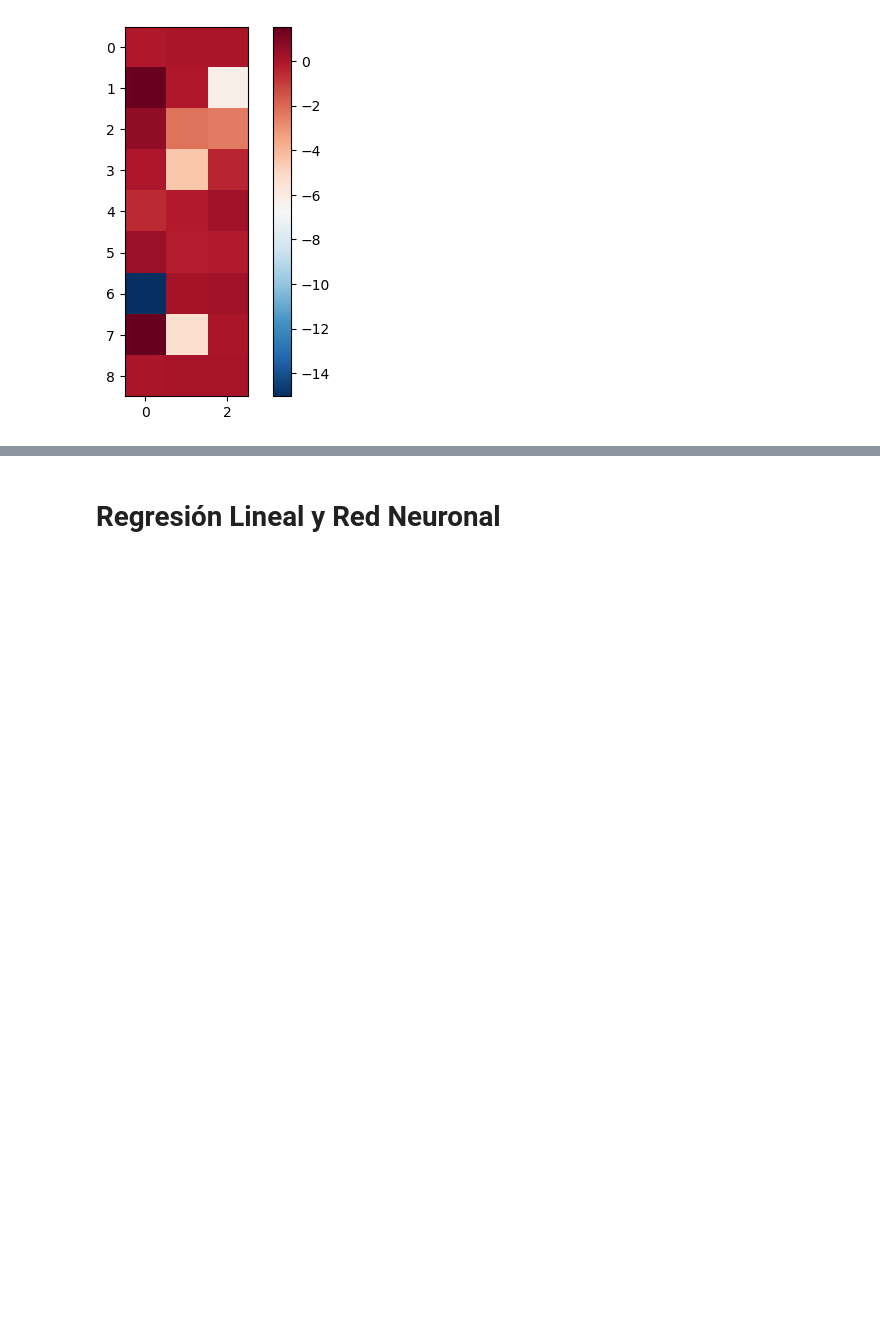
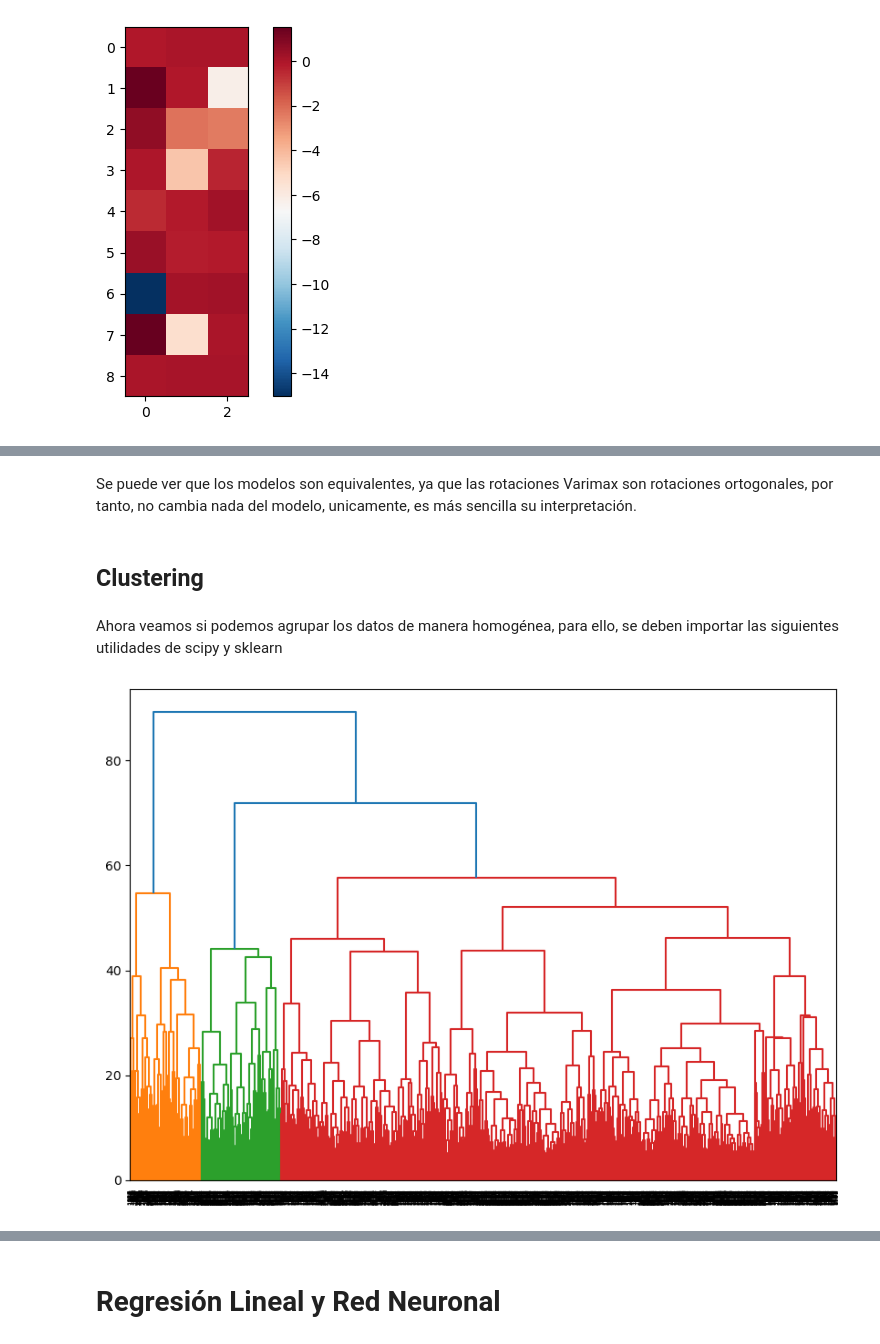
Before and after one commit to PedroAngelFM/TFG, a Jupyter notebook: Python/Código/TFG.ipynb, the cells around one changed output, grey strips where cells are left out. Saved outputs shown, nothing was run; the diff lists cells and outputs as text; code cells hidden in the pictures; blank space fills up the shorter version.

Commit message:
Análisis de Clusters en Código

```diff
--- a/Python/Código/TFG.ipynb
+++ b/Python/Código/TFG.ipynb
@@ -164,0 +190,6 @@ Como se puede ver en el primer factor la humedad sigue teniendo una gran importa
+# %% [markdown]
+Se puede ver que los modelos son equivalentes, ya que las rotaciones Varimax son rotaciones ortogonales, por tanto, no cambia nada del modelo, unicamente, es más sencilla su interpretación.
+# %% [markdown]
+## Clustering
+# %% [markdown]
+Ahora veamos si podemos agrupar los datos de manera homogénea, para ello, se deben importar las siguientes utilidades de scipy y sklearn
@@ -164,0 +199,8 @@ Como se puede ver en el primer factor la humedad sigue teniendo una gran importa
+# %%
+dist_matrix=linkage(X,method='complete')
+# %%
+plt.figure(figsize=(10, 7))
+dendrogram(dist_matrix)
+plt.show()
+# %% [output]
+[figure, added]
```
Also changed, not shown: parts of 34 cells of this notebook.
